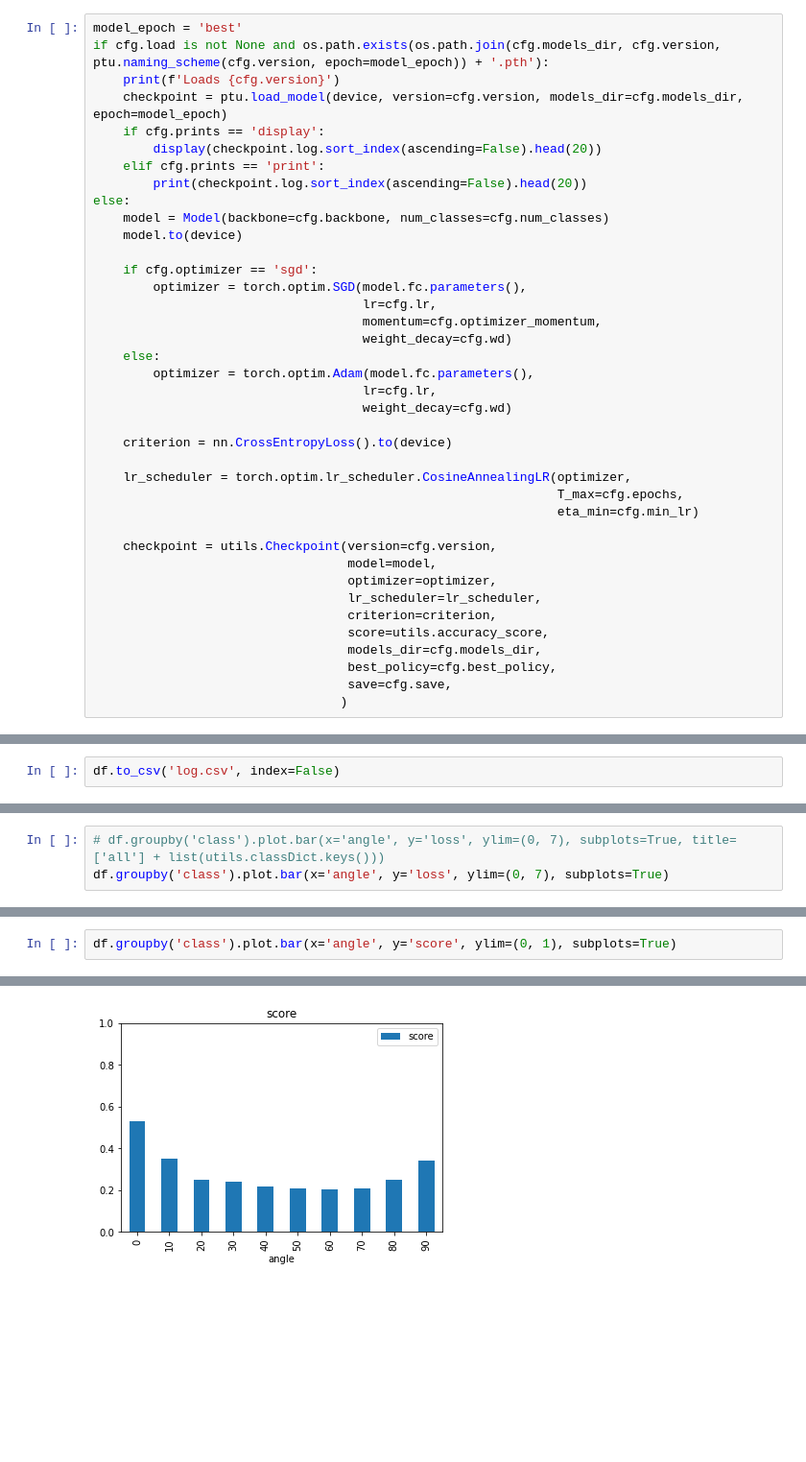
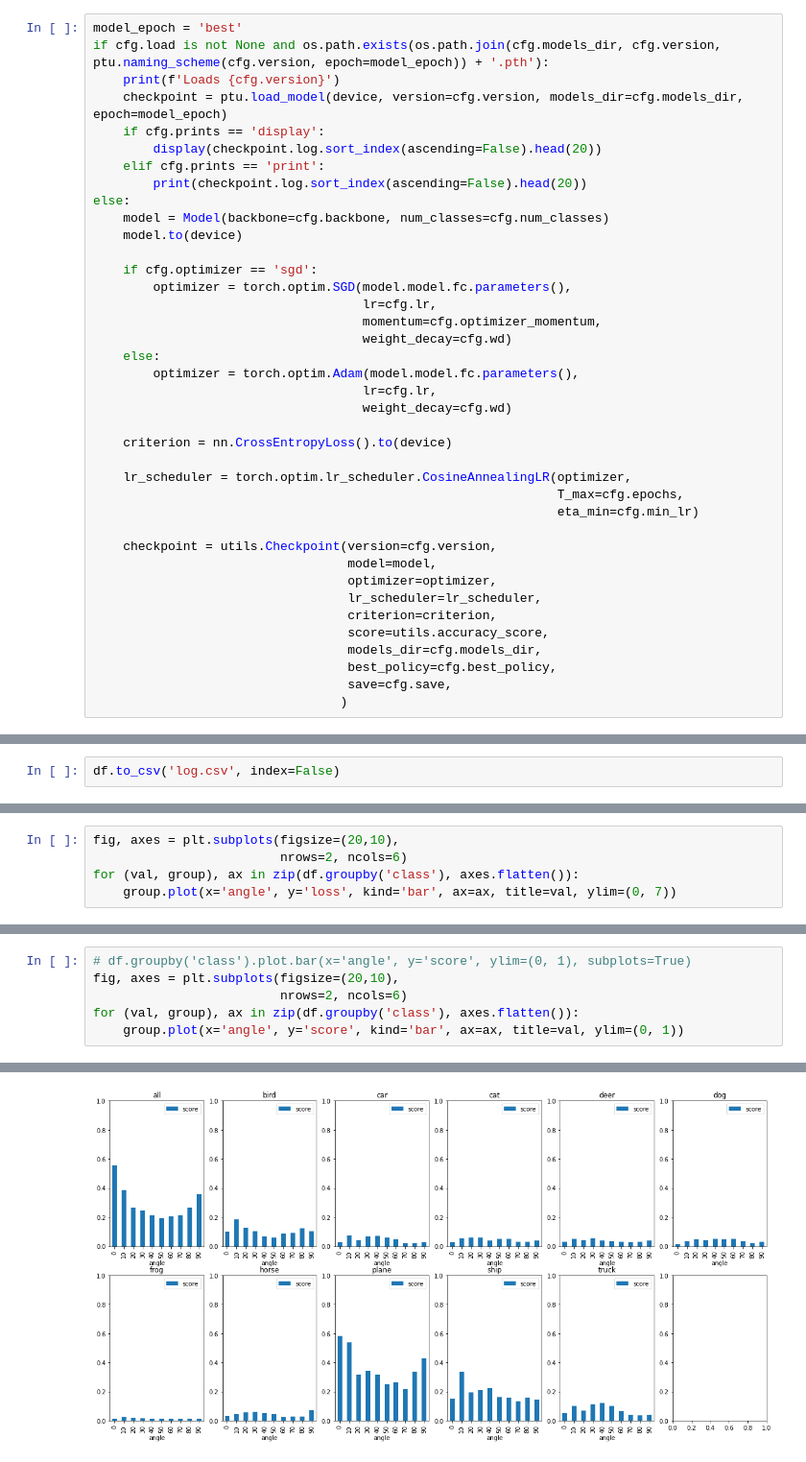
Before and after one commit to Anitaliky/AdvancedDeepLearning, a Jupyter notebook: main.ipynb, the cells around one changed output, grey strips where cells are left out. Shown: that part at 96% size. Drawn from its saved outputs; the diff is of its cells as text; blank space fills up the shorter version.

```diff
--- a/main.ipynb
+++ b/main.ipynb
@@ -43,12 +40,12 @@ else:
     model.to(device)
 
     if cfg.optimizer == 'sgd':
-        optimizer = torch.optim.SGD(model.fc.parameters(),
+        optimizer = torch.optim.SGD(model.model.fc.parameters(),
                                     lr=cfg.lr,
                                     momentum=cfg.optimizer_momentum,
                                     weight_decay=cfg.wd)
     else:
-        optimizer = torch.optim.Adam(model.fc.parameters(),
+        optimizer = torch.optim.Adam(model.model.fc.parameters(),
                                     lr=cfg.lr,
                                     weight_decay=cfg.wd)
 
@@ -234,4 +217,6 @@ df.to_csv('log.csv', index=False)
 # %%
-# df.groupby('class').plot.bar(x='angle', y='loss', ylim=(0, 7), subplots=True, title=['all'] + list(utils.classDict.keys()))
-df.groupby('class').plot.bar(x='angle', y='loss', ylim=(0, 7), subplots=True)
+fig, axes = plt.subplots(figsize=(20,10),
+                         nrows=2, ncols=6)
+for (val, group), ax in zip(df.groupby('class'), axes.flatten()):
+    group.plot(x='angle', y='loss', kind='bar', ax=ax, title=val, ylim=(0, 7))
 # %% [output]
@@ -262,3 +224,7 @@ dtype: object
 # %%
-df.groupby('class').plot.bar(x='angle', y='score', ylim=(0, 1), subplots=True)
+# df.groupby('class').plot.bar(x='angle', y='score', ylim=(0, 1), subplots=True)
+fig, axes = plt.subplots(figsize=(20,10),
+                         nrows=2, ncols=6)
+for (val, group), ax in zip(df.groupby('class'), axes.flatten()):
+    group.plot(x='angle', y='score', kind='bar', ax=ax, title=val, ylim=(0, 1))
 # %% [output]
@@ -278 +231 @@ dtype: object
-[figure, old version]
+[figure, new version]
```
Also changed, not shown: parts of 7 cells of this notebook, 4 other files.
